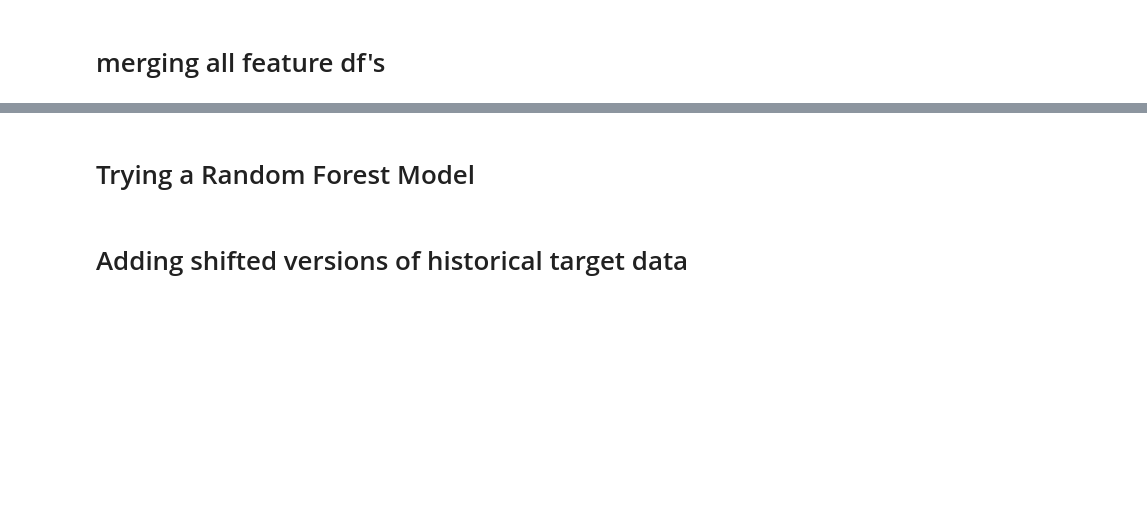
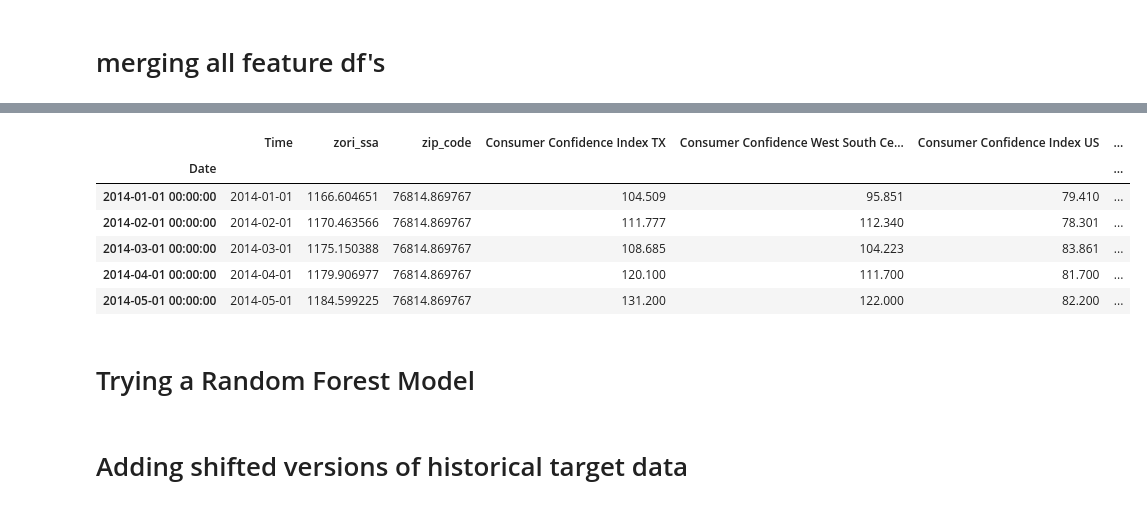
Before and after one commit to HaydenWarren/zri-forecast, a Jupyter notebook: Robert_Lando/Feature_Merging_And_Initial_Model.ipynb, the cells around one changed output, grey strips where cells are left out. Saved outputs shown, nothing was run; the diff lists cells and outputs as text; code cells hidden in the pictures; blank space fills up the shorter version.

```diff
--- a/Robert_Lando/Feature_Merging_And_Initial_Model.ipynb
+++ b/Robert_Lando/Feature_Merging_And_Initial_Model.ipynb
@@ -400,0 +523,35 @@ set(merged.columns)
+# %%
+agg = merged.groupby(by = 'Time').mean()
+
+set(agg.columns)
+
+agg = agg.reset_index()
+
+agg.head()
+
+agg = agg.loc[:,['Time','zori_ssa'] +
+              list(key_econ.drop('Time', axis = 1).columns) +
+              list(acs.drop('Time', axis = 1).columns) +
+              list(acs2.drop('Time', axis = 1).columns)]
+
+
+agg.loc[:,'Date'] = agg.loc[:,'Time'].apply(lambda x : str(x))
+agg = agg.set_index('Date')
+agg = agg.loc['2014-01-01':,:]
+agg.loc[:,'Gross_Value_Natural_Gas_Production_percent_change'] = agg.loc[:,'Gross Value Natural Gas Production'].pct_change(1)
+agg.loc[:,'Gross_Value_Crude_Oil_Production_percent_change'] = agg.loc[:,'Gross Value Crude Oil Production'].pct_change(1)
+agg.loc[:,'Unemployment_percent_change'] = agg.loc[:,'Unemployment TX'].pct_change(1)
+agg.loc[:,'Retail_gas_price_differenced'] = agg.loc[:,'Retail Gasoline Price TX'].diff(1)
+agg.loc[:,'zori_diff'] = agg.loc[:,'zori_ssa'].apply(lambda x: x).diff(1)
+agg.loc[:,'housing_units_over_50_units_diff'] = agg.loc[:,'housing_units_over_50_units'].apply(lambda x: x).diff(12)
+
+
+'housing_units_over_50_units'
+fig = px.line(data_frame = agg, x = 'Time', y = ['Gross_Value_Natural_Gas_Production_percent_change',
+                                                 'Unemployment_percent_change',
+                                                'zori_diff',
+                                                'Retail_gas_price_differenced',
+                                                'Gross_Value_Crude_Oil_Production_percent_change'],
+              title = 'Averaged-Differenced-Zori Trends',
+             height = 600, width = 1200)
+fig.show()
@@ -408,3 +588,13 @@ px.imshow(corrs[['zori_ssa']].sort_values(by = 'zori_ssa',ascending = False).T
+# %%
+agg.head()
+# %% [output]
+|  | Time | zori_ssa | zip_code | Consumer Confidence Index TX | Consumer Confidence West South Ce... | Consumer Confidence Index US | ... |
+| Date |  |  |  |  |  |  | ... |
+| 2014-01-01 00:00:00 | 2014-01-01 | 1166.604651 | 76814.869767 | 104.509 | 95.851 | 79.410 | ... |
+| 2014-02-01 00:00:00 | 2014-02-01 | 1170.463566 | 76814.869767 | 111.777 | 112.340 | 78.301 | ... |
+| 2014-03-01 00:00:00 | 2014-03-01 | 1175.150388 | 76814.869767 | 108.685 | 104.223 | 83.861 | ... |
+| 2014-04-01 00:00:00 | 2014-04-01 | 1179.906977 | 76814.869767 | 120.100 | 111.700 | 81.700 | ... |
+| 2014-05-01 00:00:00 | 2014-05-01 | 1184.599225 | 76814.869767 | 131.200 | 122.000 | 82.200 | ... |
 # %% [markdown]
 # Trying a Random Forest Model
 # %%
```
Also changed, not shown: parts of 14 cells of this notebook, 2 other files.
